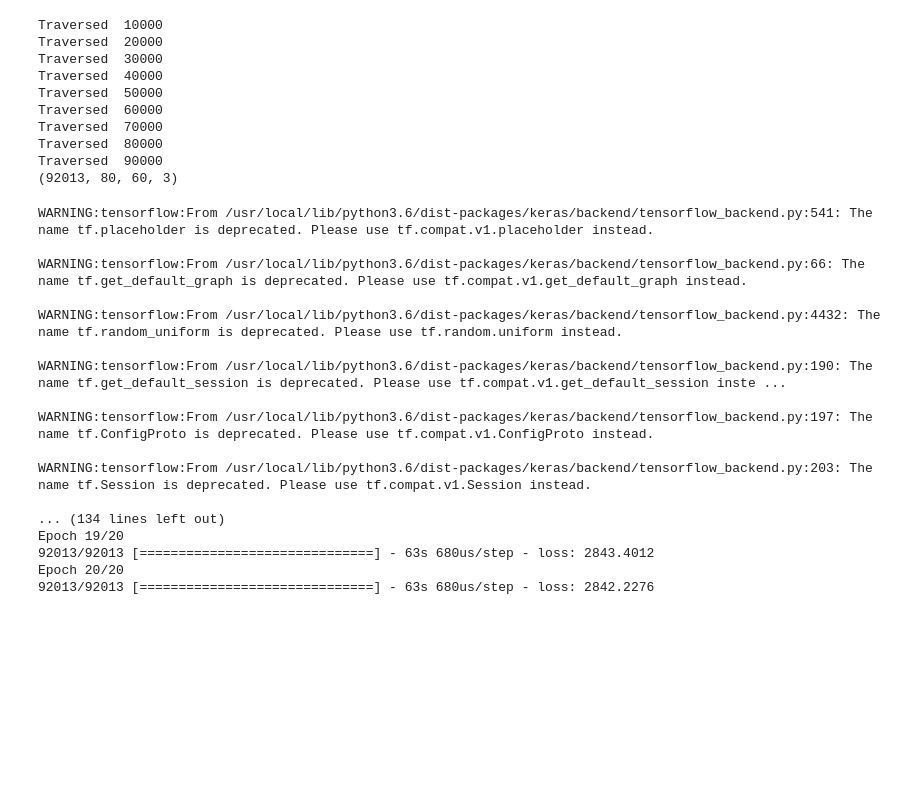
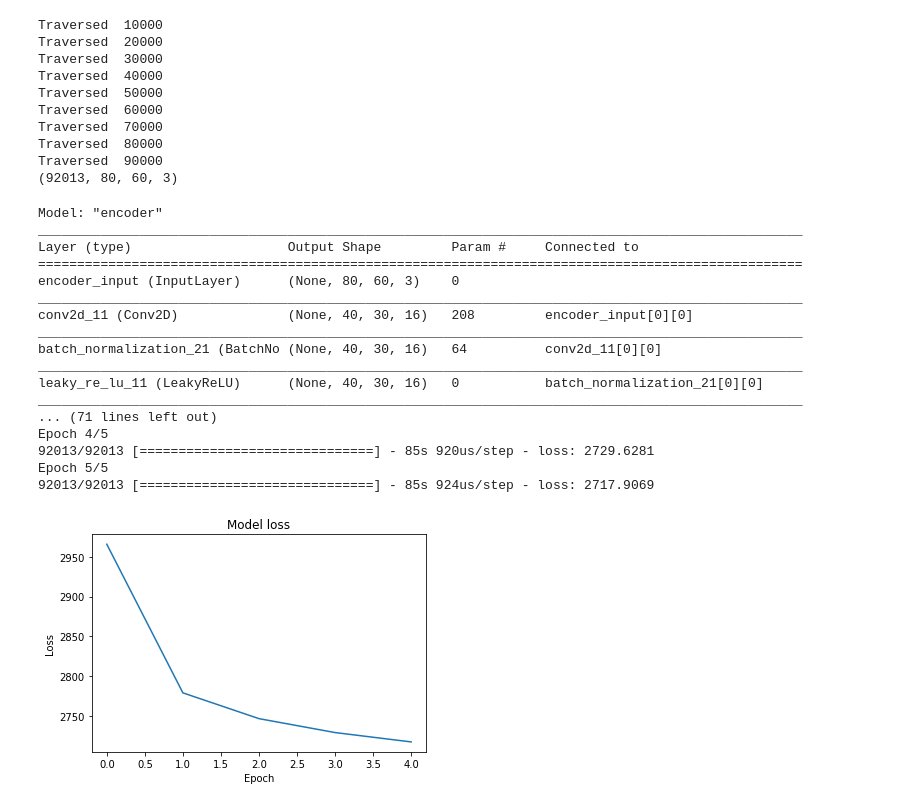
Before and after one commit to sarmientoj24/EE298, a Jupyter notebook: VAE.ipynb, the cells around one changed output. Saved outputs shown, nothing was run; the diff lists cells and outputs as text; code cells hidden in the pictures; blank space fills up the shorter version.

```diff
--- a/VAE.ipynb
+++ b/VAE.ipynb
@@ -437,13 +434,6 @@ Traversed  80000
 Traversed  90000
 (92013, 80, 60, 3)
 # %%
-# vae_x = VAE()
-
-# vae_x._fit(
-#     epochs=5,
-#     batch_size=32,
-#     x_train=x_train
-# )
 def sampling(args):
     z_mean, z_log_sigma = args
     batch = K.shape(z_mean)[0]
@@ -452,15 +442,16 @@ def sampling(args):
     epsilon = K.random_normal(shape=(batch, dim))
     return z_mean + K.exp(z_log_sigma / 2) * epsilon
 
-z_dim = 10
+z_dim = 20
 kernel_size = 2
-latent_dim = 10
-filter_dims = [8, 16, 32]
-filter_decoder = [32, 16, 8]
+latent_dim = 20
+filter_dims = [16, 32, 64]
+filter_decoder = [64, 32, 16]
 image_shape = (80, 60, 3)
-epochs = 20
+epochs = 5
 batch_size=32
 from keras import layers, initializers
+from keras.callbacks import EarlyStopping
 
 inputs = Input(shape=image_shape, name='encoder_input')
 x = inputs
@@ -495,7 +486,8 @@ plot_model(encoder, to_file='vae_cnn_encoder.png', show_shapes=True)
 
 # build decoder model
 latent_inputs = Input(shape=(latent_dim,), name='z_sampling')
-x = Dense(shape[1] * shape[2] * shape[3], activation='relu')(latent_inputs)
+x = Dense(64, activation='relu')(latent_inputs)
+x = Dense(shape[1] * shape[2] * shape[3], activation='relu')(x)
 x = Reshape((shape[1], shape[2], shape[3]))(x)
 
 for i in range(2):
@@ -529,54 +521,69 @@ vae.summary()
 # reconstruction_loss = mse(K.flatten(inputs), K.flatten(outputs))
 reconstruction_loss = binary_crossentropy(K.flatten(inputs),
                                            K.flatten(outputs))
 
 reconstruction_loss *= image_shape[0] * image_shape[1] * image_shape[2]
-kl_loss = 1 + (z_log_sigma ** 2) - K.square(z_mean) - K.exp(z_log_sigma ** 2)
+# reconstruction_loss = K.sum(reconstruction_loss)
+kl_loss = 1 + (z_log_sigma) - K.square(z_mean) - K.exp(z_log_sigma)
 kl_loss = K.sum(kl_loss, axis=-1)
 kl_loss *= -0.5
 vae_loss = K.mean(reconstruction_loss + kl_loss)
 
 # recon = K.sum(K.binary_crossentropy(K.flatten(inputs), K.flatten(outputs)))
 # kl = 0.5 * K.sum(K.exp(z_log_sigma) + K.square(z_mean) - 1. - z_log_sigma, axis=1)
 # vae_loss = recon + kl
 
 # vae.metrics_tensors.append(reconstruction_loss)
 # vae.metrics_names.append("val_loss")
 
 # translate our loss into Keras code
 # def vae_loss(y_true, y_pred):
 #     """ Calculate loss = reconstruction loss + KL loss for each data in minibatch """
 #     recon = K.sum(K.binary_crossentropy(y_true, y_pred))
 #     kl = 0.5 * K.sum(K.exp(z_log_sigma) + K.square(z_mean) - 1. - z_log_sigma, axis=1)
 #     return recon + kl
 vae.add_loss(vae_loss)
+es = EarlyStopping(monitor='vae_loss', mode='min', verbose=1, patience=20)
 vae.compile(optimizer='adam')
 
 history = vae.fit(x_train,
             epochs=epochs,
             batch_size=batch_size,
             verbose=1)
-vae.save('vae_mnist.h5')
-encoder.save('vae_encoder.h5')
-decoder.save('vae_decoder.h5')
+vae.save('vae_mnist2.h5')
+encoder.save('vae_encoder2.h5')
+decoder.save('vae_decoder2.h5')
+
+plt.plot(history.history['loss'])
+plt.title('Model loss')
+plt.ylabel('Loss')
+plt.xlabel('Epoch')
+plt.show()
+
+# plt.plot(history.history['accuracy'])
+# plt.title('Model Acc')
+# plt.ylabel('Acc')
+# plt.xlabel('Epoch')
+# plt.show()
 # %% [output]
-WARNING:tensorflow:From /usr/local/lib/python3.6/dist-packages/keras/backend/tensorflow_backend.py:541: The name tf.placeholder is deprecated. Please use tf.compat.v1.placeholder instead.
-
-WARNING:tensorflow:From /usr/local/lib/python3.6/dist-packages/keras/backend/tensorflow_backend.py:66: The name tf.get_default_graph is deprecated. Please use tf.compat.v1.get_default_graph instead.
-
-WARNING:tensorflow:From /usr/local/lib/python3.6/dist-packages/keras/backend/tensorflow_backend.py:4432: The name tf.random_uniform is deprecated. Please use tf.random.uniform instead.
-
-WARNING:tensorflow:From /usr/local/lib/python3.6/dist-packages/keras/backend/tensorflow_backend.py:190: The name tf.get_default_session is deprecated. Please use tf.compat.v1.get_default_session inste ...
-
-WARNING:tensorflow:From /usr/local/lib/python3.6/dist-packages/keras/backend/tensorflow_backend.py:197: The name tf.ConfigProto is deprecated. Please use tf.compat.v1.ConfigProto instead.
-
-WARNING:tensorflow:From /usr/local/lib/python3.6/dist-packages/keras/backend/tensorflow_backend.py:203: The name tf.Session is deprecated. Please use tf.compat.v1.Session instead.
-
-... (134 lines left out)
-Epoch 19/20
-92013/92013 [==============================] - 63s 680us/step - loss: 2843.4012
-Epoch 20/20
-92013/92013 [==============================] - 63s 680us/step - loss: 2842.2276
+Model: "encoder"
+__________________________________________________________________________________________________
+Layer (type)                    Output Shape         Param #     Connected to
+==================================================================================================
+encoder_input (InputLayer)      (None, 80, 60, 3)    0
+__________________________________________________________________________________________________
+conv2d_11 (Conv2D)              (None, 40, 30, 16)   208         encoder_input[0][0]
+__________________________________________________________________________________________________
+batch_normalization_21 (BatchNo (None, 40, 30, 16)   64          conv2d_11[0][0]
+__________________________________________________________________________________________________
+leaky_re_lu_11 (LeakyReLU)      (None, 40, 30, 16)   0           batch_normalization_21[0][0]
+__________________________________________________________________________________________________
+... (71 lines left out)
+Epoch 4/5
+92013/92013 [==============================] - 85s 920us/step - loss: 2729.6281
+Epoch 5/5
+92013/92013 [==============================] - 85s 924us/step - loss: 2717.9069
+[figure, added]
 # %%
 imgs = glob.glob('/content/apparel_reduced/' + '*.jpg')
 img_1 = imgs[0]
```
Also changed, not shown: parts of 11 cells of this notebook.
